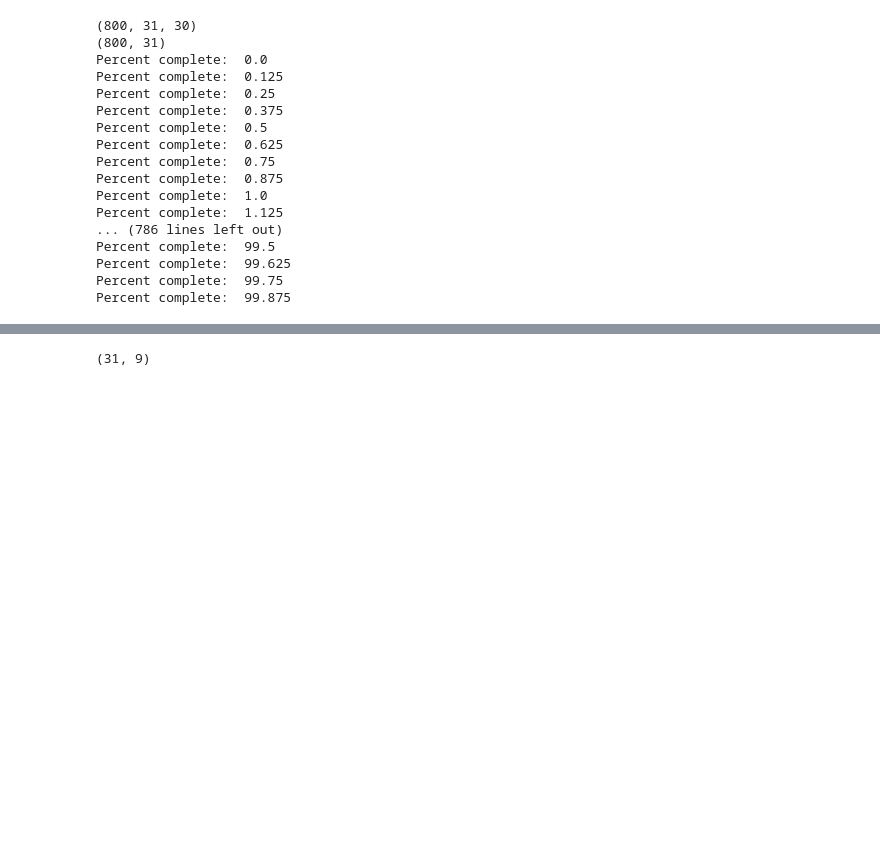
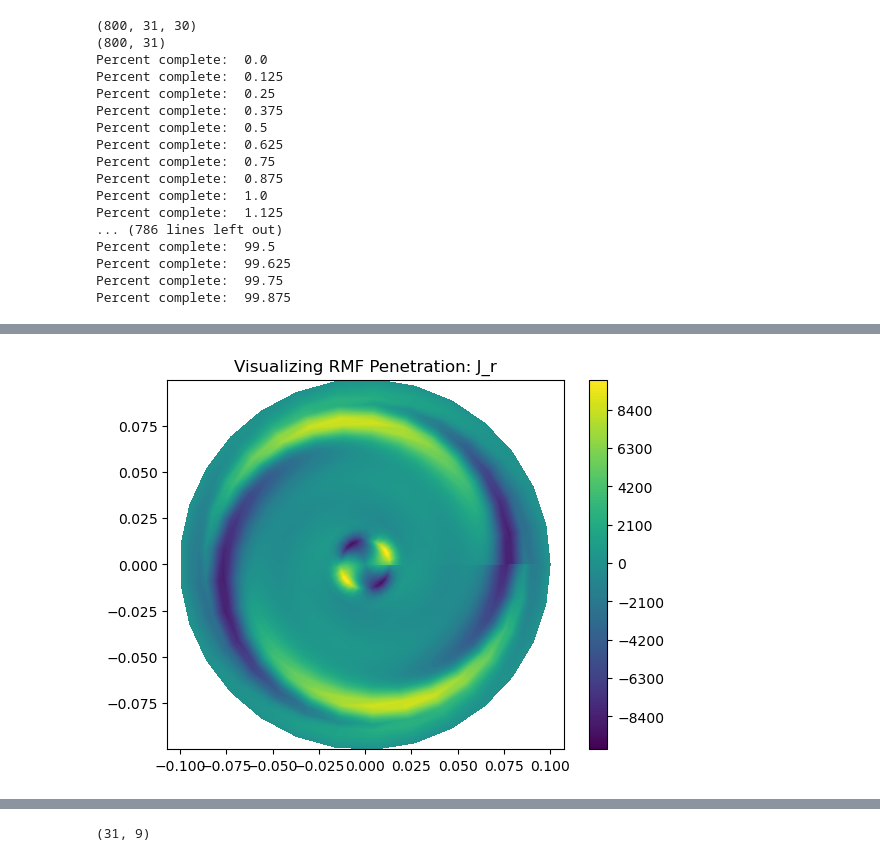
Before and after one commit to vandelij/FRC_RMF, a Jupyter notebook: predictor2_corrector_combine_RMF_code_case_Mlroy1999_fewer_time_steps - Copy.ipynb, the cells around one changed output, grey strips where cells are left out. Saved outputs shown, nothing was run; the diff lists cells and outputs as text; code cells hidden in the pictures; blank space fills up the shorter version.

```diff
--- a/predictor2_corrector_combine_RMF_code_case_Mlroy1999_fewer_time_steps - Copy.ipynb
+++ b/predictor2_corrector_combine_RMF_code_case_Mlroy1999_fewer_time_steps - Copy.ipynb
@@ -1171,10 +1169,10 @@ for it in range(tnew.shape[0]):
         J_zm_hold[im] = J_zm
 # %%
 # build the current
-# build total A_z = sum_m(A_m):
+# build total J_R = sum_m(A_m):
 
-J_ZR_TOTAL = np.zeros((tnew.shape[0], nr, nphi), dtype ='complex_')
-print(J_ZR_TOTAL.shape)
+J_R_TOTAL = np.zeros((tnew.shape[0], nr, nphi), dtype ='complex_')
+print(J_R_TOTAL.shape)
 print(A_z_hold_out[0].shape)
 for it in range(tnew.shape[0]):
     print('Percent complete: ', 100*it/tnew.shape[0])
@@ -1184,5 +1182,5 @@ for it in range(tnew.shape[0]):
             phi = iphi*dphi
             for im in range(m_array.shape[0]):
                 m = m_array[im]
-                A_Z_TOTAL[it, ir, iphi] = A_Z_TOTAL[it, ir, iphi] + \
-                                          A_z_hold_out[im][it, ir]*np.exp(1j*m*phi)
+                J_R_TOTAL[it, ir, iphi] = J_R_TOTAL[it, ir, iphi] + \
+                                          J_rm_hold[im][it, ir]*np.exp(1j*m*phi)
@@ -1188,0 +1205,15 @@ for it in range(tnew.shape[0]):
+# %%
+# plot theta
+J_R_TOTAL_FINAL = J_R_TOTAL[range_to_plot-1, :, :]# B_Z_TOTAL_FINAL = B_Z_TOTAL[-1, :, :]
+rmesh, phimesh = np.meshgrid(r_array, phi_array)
+
+X = rmesh.T * np.cos(phimesh.T)
+Y = rmesh.T * np.sin(phimesh.T)
+
+plt.contourf(X, Y, np.real(J_R_TOTAL_FINAL), levels=200, cmap='viridis')
+plt.title('Visualizing RMF Penetration: J_r')
+plt.axis('equal')
+plt.colorbar()
+plt.show()
+# %% [output]
+[figure, added]
```
Also changed, not shown: parts of 13 cells of this notebook.
